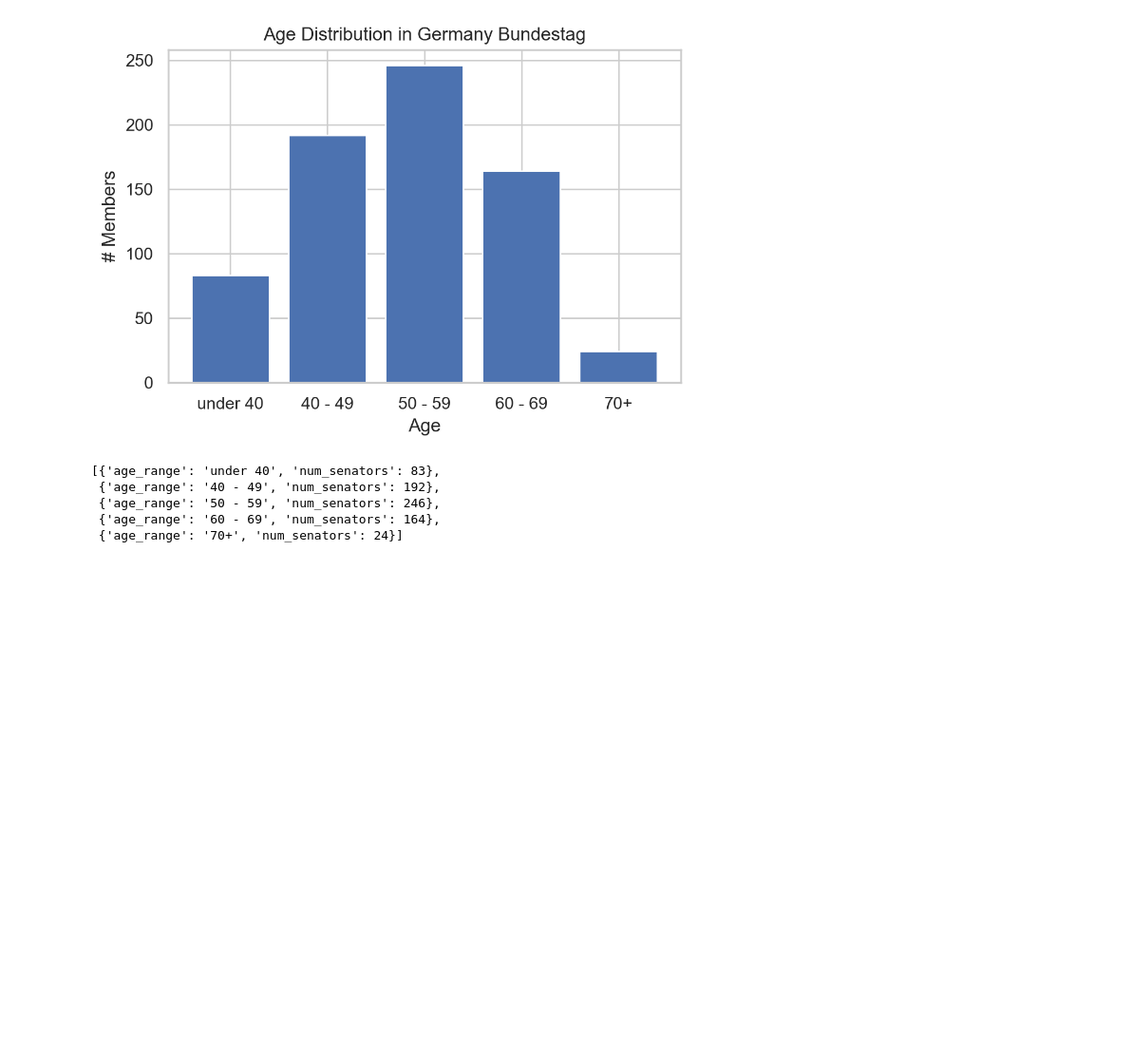
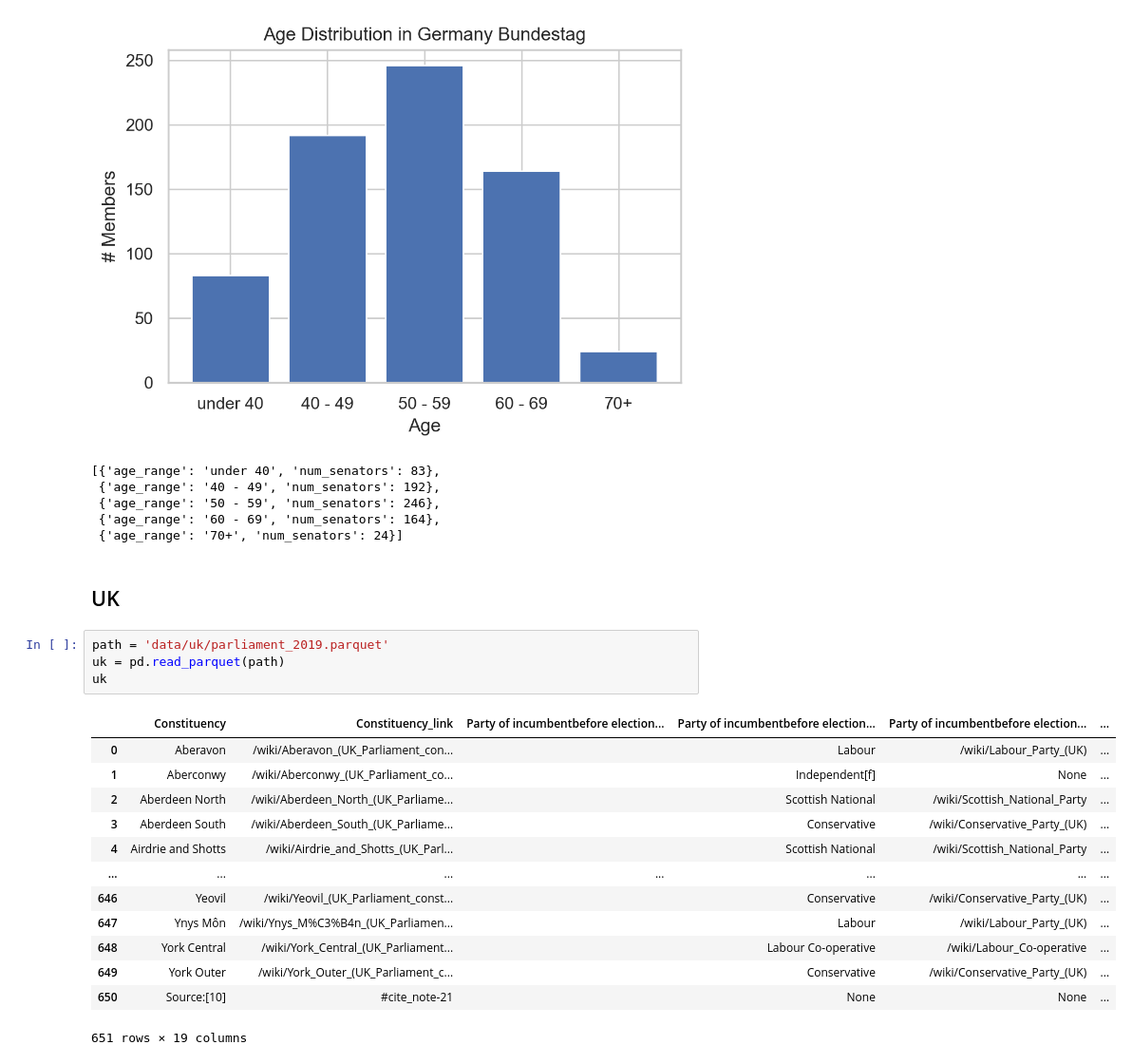
Before and after one commit to boompig/senator-ages, a Jupyter notebook: extract senator age.ipynb, the cells around one changed output. Shown at 95% size. Drawn from its saved outputs; the diff is of its cells as text; blank space fills up the shorter version.

Commit message:
add UK parliament to dataset

```diff
--- a/extract senator age.ipynb
+++ b/extract senator age.ipynb
@@ -674,3 +674,23 @@ graph_utils.graph_age_histogram(bundestag,
  {'age_range': '50 - 59', 'num_senators': 246},
  {'age_range': '60 - 69', 'num_senators': 164},
  {'age_range': '70+', 'num_senators': 24}]
+# %% [markdown]
+## UK
+# %%
+path = 'data/uk/parliament_2019.parquet'
+uk = pd.read_parquet(path)
+uk
+# %% [output]
+|  | Constituency | Constituency_link | Party of incumbentbefore election... | Party of incumbentbefore election... | Party of incumbentbefore election... | ... |
+| 0 | Aberavon | /wiki/Aberavon_(UK_Parliament_con... |  | Labour | /wiki/Labour_Party_(UK) | ... |
+| 1 | Aberconwy | /wiki/Aberconwy_(UK_Parliament_co... |  | Independent[f] | None | ... |
+| 2 | Aberdeen North | /wiki/Aberdeen_North_(UK_Parliame... |  | Scottish National | /wiki/Scottish_National_Party | ... |
+| 3 | Aberdeen South | /wiki/Aberdeen_South_(UK_Parliame... |  | Conservative | /wiki/Conservative_Party_(UK) | ... |
+| 4 | Airdrie and Shotts | /wiki/Airdrie_and_Shotts_(UK_Parl... |  | Scottish National | /wiki/Scottish_National_Party | ... |
+| ... | ... | ... | ... | ... | ... | ... |
+| 646 | Yeovil | /wiki/Yeovil_(UK_Parliament_const... |  | Conservative | /wiki/Conservative_Party_(UK) | ... |
+| 647 | Ynys Môn | /wiki/Ynys_M%C3%B4n_(UK_Parliamen... |  | Labour | /wiki/Labour_Party_(UK) | ... |
+| 648 | York Central | /wiki/York_Central_(UK_Parliament... |  | Labour Co-operative | /wiki/Labour_Co-operative | ... |
+| 649 | York Outer | /wiki/York_Outer_(UK_Parliament_c... |  | Conservative | /wiki/Conservative_Party_(UK) | ... |
+| 650 | Source:[10] | #cite_note-21 |  | None | None | ... |
+651 rows × 19 columns
```
Also changed, not shown: parts of 3 cells of this notebook, 1 other file.
